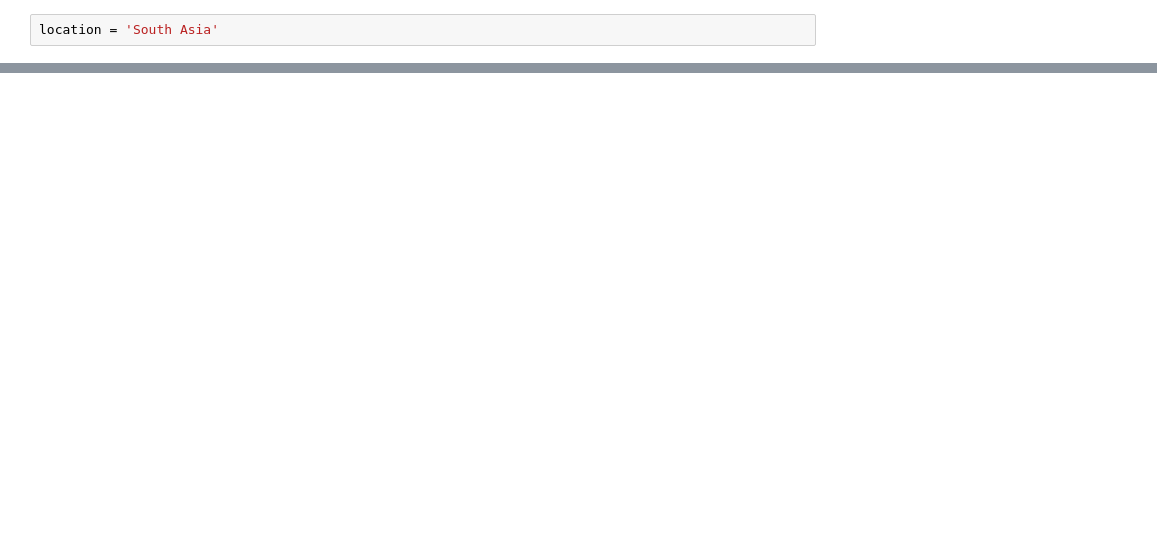
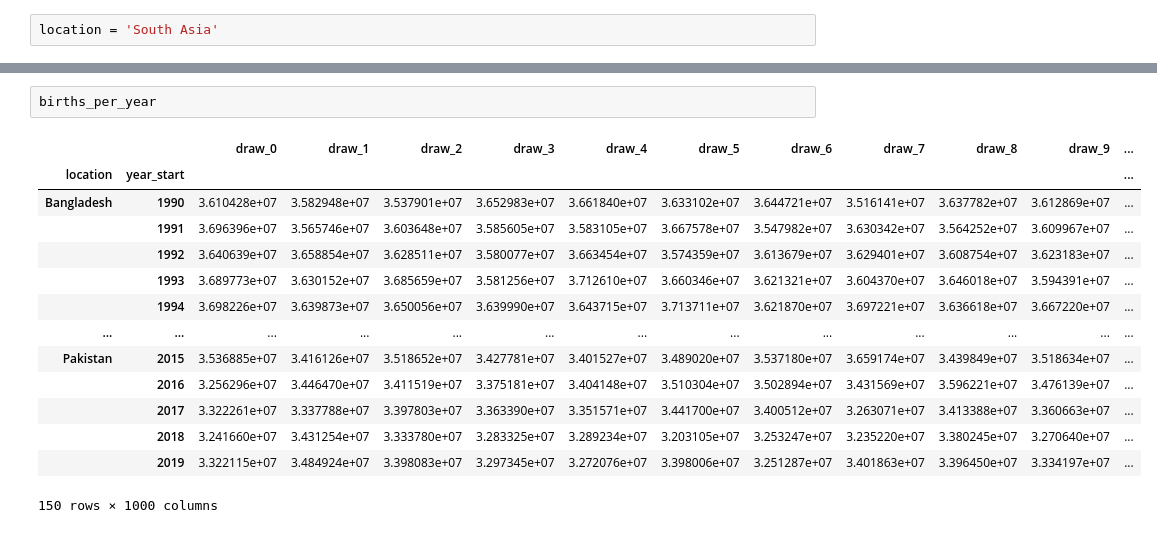
Before and after one commit to ihmeuw/vivarium_gates_iv_iron, a Jupyter notebook: Untitled.ipynb, the cells around one changed output, grey strips where cells are left out. Cells and saved outputs as stored; diff of their text form; blank space fills up the shorter version.

```diff
--- a/Untitled.ipynb
+++ b/Untitled.ipynb
@@ -18,0 +70,17 @@ child_locs = get_child_locs(location)
+# %%
+births_per_year
+# %% [output]
+|  |  | draw_0 | draw_1 | draw_2 | draw_3 | draw_4 | draw_5 | draw_6 | draw_7 | draw_8 | draw_9 | ... |
+| location | year_start |  |  |  |  |  |  |  |  |  |  | ... |
+| Bangladesh | 1990 | 3.610428e+07 | 3.582948e+07 | 3.537901e+07 | 3.652983e+07 | 3.661840e+07 | 3.633102e+07 | 3.644721e+07 | 3.516141e+07 | 3.637782e+07 | 3.612869e+07 | ... |
+|  | 1991 | 3.696396e+07 | 3.565746e+07 | 3.603648e+07 | 3.585605e+07 | 3.583105e+07 | 3.667578e+07 | 3.547982e+07 | 3.630342e+07 | 3.564252e+07 | 3.609967e+07 | ... |
+|  | 1992 | 3.640639e+07 | 3.658854e+07 | 3.628511e+07 | 3.580077e+07 | 3.663454e+07 | 3.574359e+07 | 3.613679e+07 | 3.629401e+07 | 3.608754e+07 | 3.623183e+07 | ... |
+|  | 1993 | 3.689773e+07 | 3.630152e+07 | 3.685659e+07 | 3.581256e+07 | 3.712610e+07 | 3.660346e+07 | 3.621321e+07 | 3.604370e+07 | 3.646018e+07 | 3.594391e+07 | ... |
+|  | 1994 | 3.698226e+07 | 3.639873e+07 | 3.650056e+07 | 3.639990e+07 | 3.643715e+07 | 3.713711e+07 | 3.621870e+07 | 3.697221e+07 | 3.636618e+07 | 3.667220e+07 | ... |
+| ... | ... | ... | ... | ... | ... | ... | ... | ... | ... | ... | ... | ... |
+| Pakistan | 2015 | 3.536885e+07 | 3.416126e+07 | 3.518652e+07 | 3.427781e+07 | 3.401527e+07 | 3.489020e+07 | 3.537180e+07 | 3.659174e+07 | 3.439849e+07 | 3.518634e+07 | ... |
+|  | 2016 | 3.256296e+07 | 3.446470e+07 | 3.411519e+07 | 3.375181e+07 | 3.404148e+07 | 3.510304e+07 | 3.502894e+07 | 3.431569e+07 | 3.596221e+07 | 3.476139e+07 | ... |
+|  | 2017 | 3.322261e+07 | 3.337788e+07 | 3.397803e+07 | 3.363390e+07 | 3.351571e+07 | 3.441700e+07 | 3.400512e+07 | 3.263071e+07 | 3.413388e+07 | 3.360663e+07 | ... |
+|  | 2018 | 3.241660e+07 | 3.431254e+07 | 3.333780e+07 | 3.283325e+07 | 3.289234e+07 | 3.203105e+07 | 3.253247e+07 | 3.235220e+07 | 3.380245e+07 | 3.270640e+07 | ... |
+|  | 2019 | 3.322115e+07 | 3.484924e+07 | 3.398083e+07 | 3.297345e+07 | 3.272076e+07 | 3.398006e+07 | 3.251287e+07 | 3.401863e+07 | 3.396450e+07 | 3.334197e+07 | ... |
+150 rows × 1000 columns
```
Also changed, not shown: parts of 7 cells of this notebook, 3 other files.
